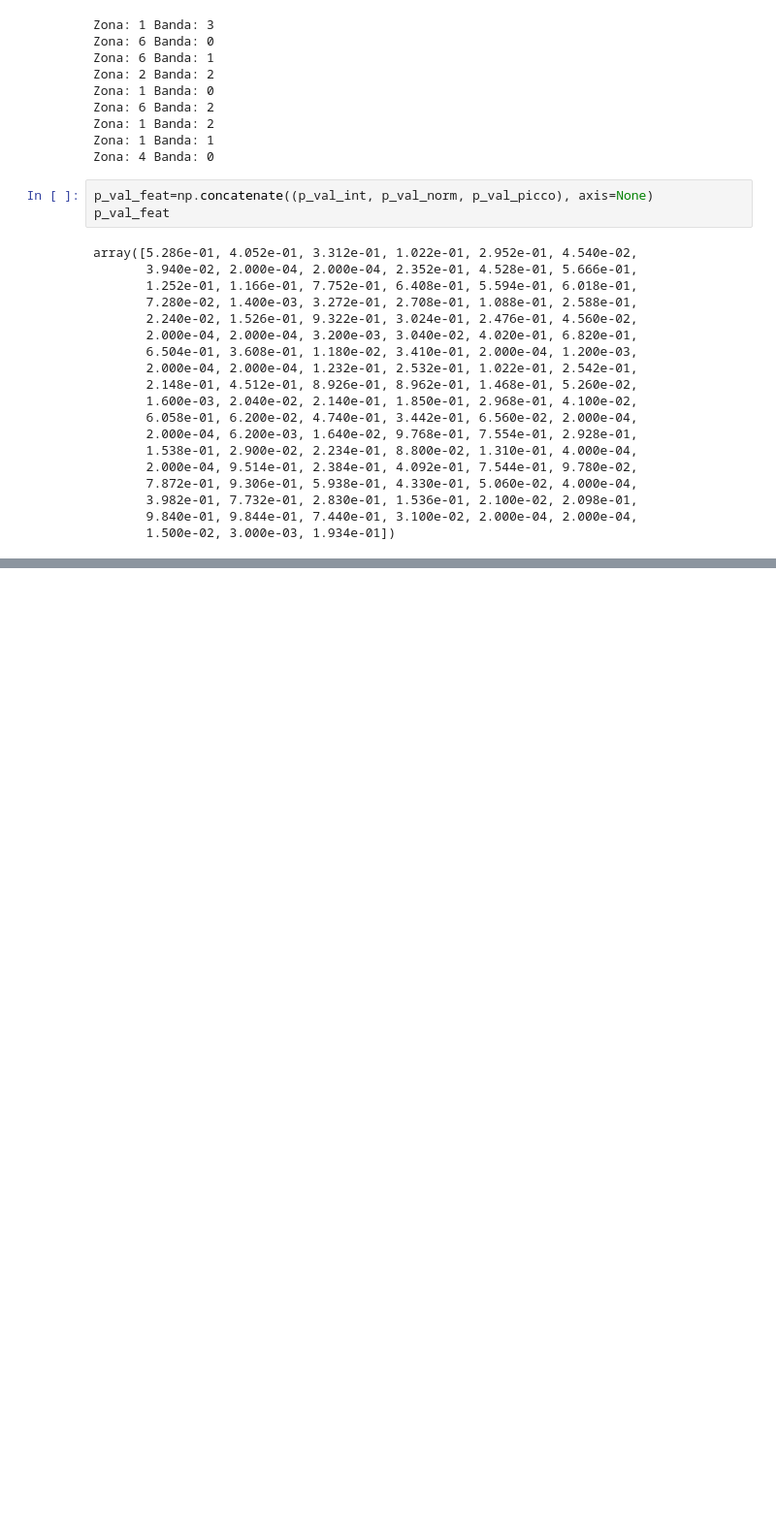
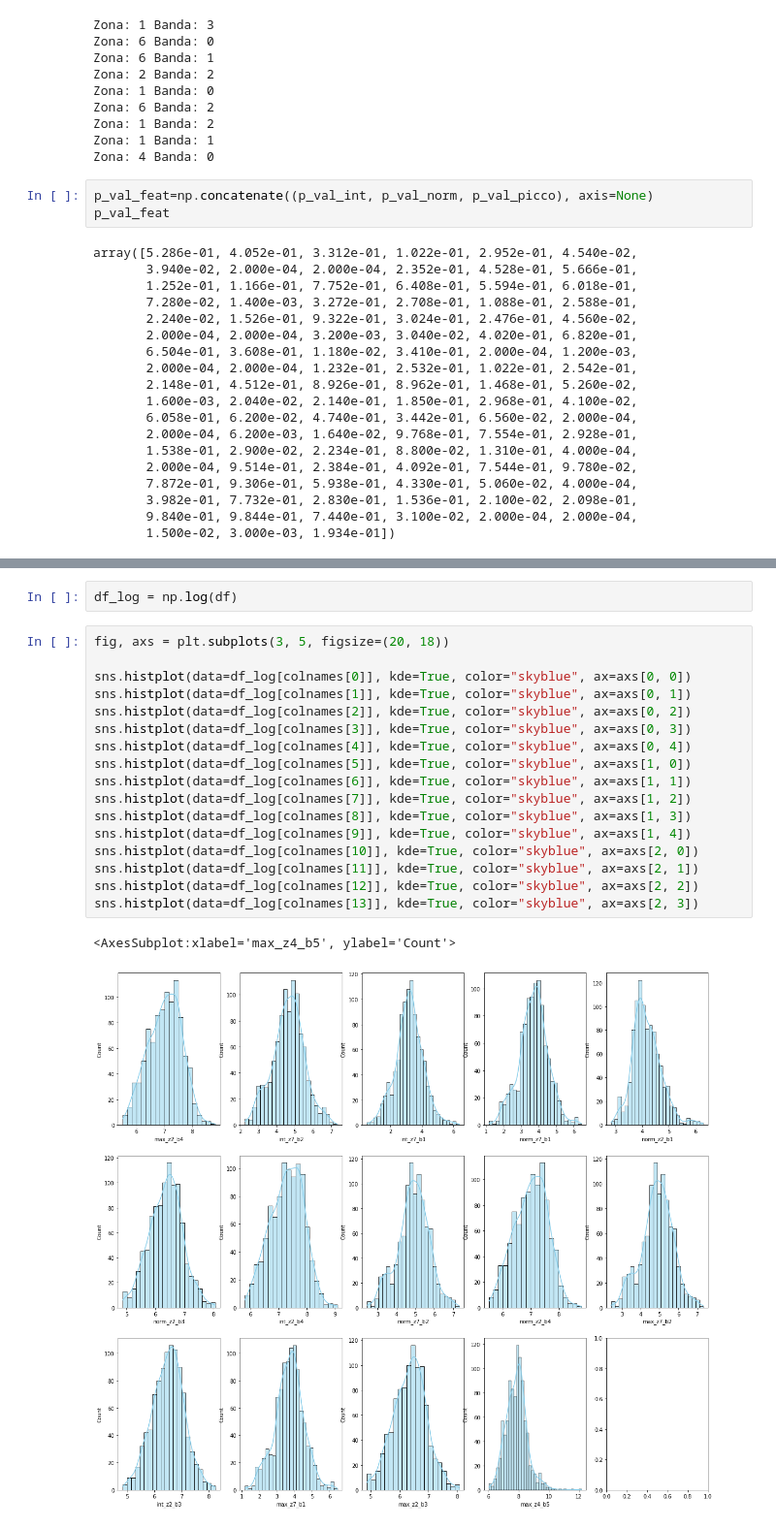
Before and after one commit to eriesp/FDAxEEG, a Jupyter notebook: Dataset/correzioni.ipynb, the cells around one changed output, grey strips where cells are left out. Shown at 97% size. Saved outputs shown, nothing was run; the diff lists cells and outputs as text; blank space fills up the shorter version.

```diff
--- a/Dataset/correzioni.ipynb
+++ b/Dataset/correzioni.ipynb
@@ -270,0 +563,22 @@ Feature: Picco  Zona: 3 Banda: 4
+# %%
+df_log = np.log(df)
+# %%
+fig, axs = plt.subplots(3, 5, figsize=(20, 18))
+
+sns.histplot(data=df_log[colnames[0]], kde=True, color="skyblue", ax=axs[0, 0])
+sns.histplot(data=df_log[colnames[1]], kde=True, color="skyblue", ax=axs[0, 1])
+sns.histplot(data=df_log[colnames[2]], kde=True, color="skyblue", ax=axs[0, 2])
+sns.histplot(data=df_log[colnames[3]], kde=True, color="skyblue", ax=axs[0, 3])
+sns.histplot(data=df_log[colnames[4]], kde=True, color="skyblue", ax=axs[0, 4])
+sns.histplot(data=df_log[colnames[5]], kde=True, color="skyblue", ax=axs[1, 0])
+sns.histplot(data=df_log[colnames[6]], kde=True, color="skyblue", ax=axs[1, 1])
+sns.histplot(data=df_log[colnames[7]], kde=True, color="skyblue", ax=axs[1, 2])
+sns.histplot(data=df_log[colnames[8]], kde=True, color="skyblue", ax=axs[1, 3])
+sns.histplot(data=df_log[colnames[9]], kde=True, color="skyblue", ax=axs[1, 4])
+sns.histplot(data=df_log[colnames[10]], kde=True, color="skyblue", ax=axs[2, 0])
+sns.histplot(data=df_log[colnames[11]], kde=True, color="skyblue", ax=axs[2, 1])
+sns.histplot(data=df_log[colnames[12]], kde=True, color="skyblue", ax=axs[2, 2])
+sns.histplot(data=df_log[colnames[13]], kde=True, color="skyblue", ax=axs[2, 3])
+# %% [output]
+<AxesSubplot:xlabel='max_z4_b5', ylabel='Count'>
+[figure, added]
```
Also changed, not shown: parts of 69 cells of this notebook, 4 other files.
